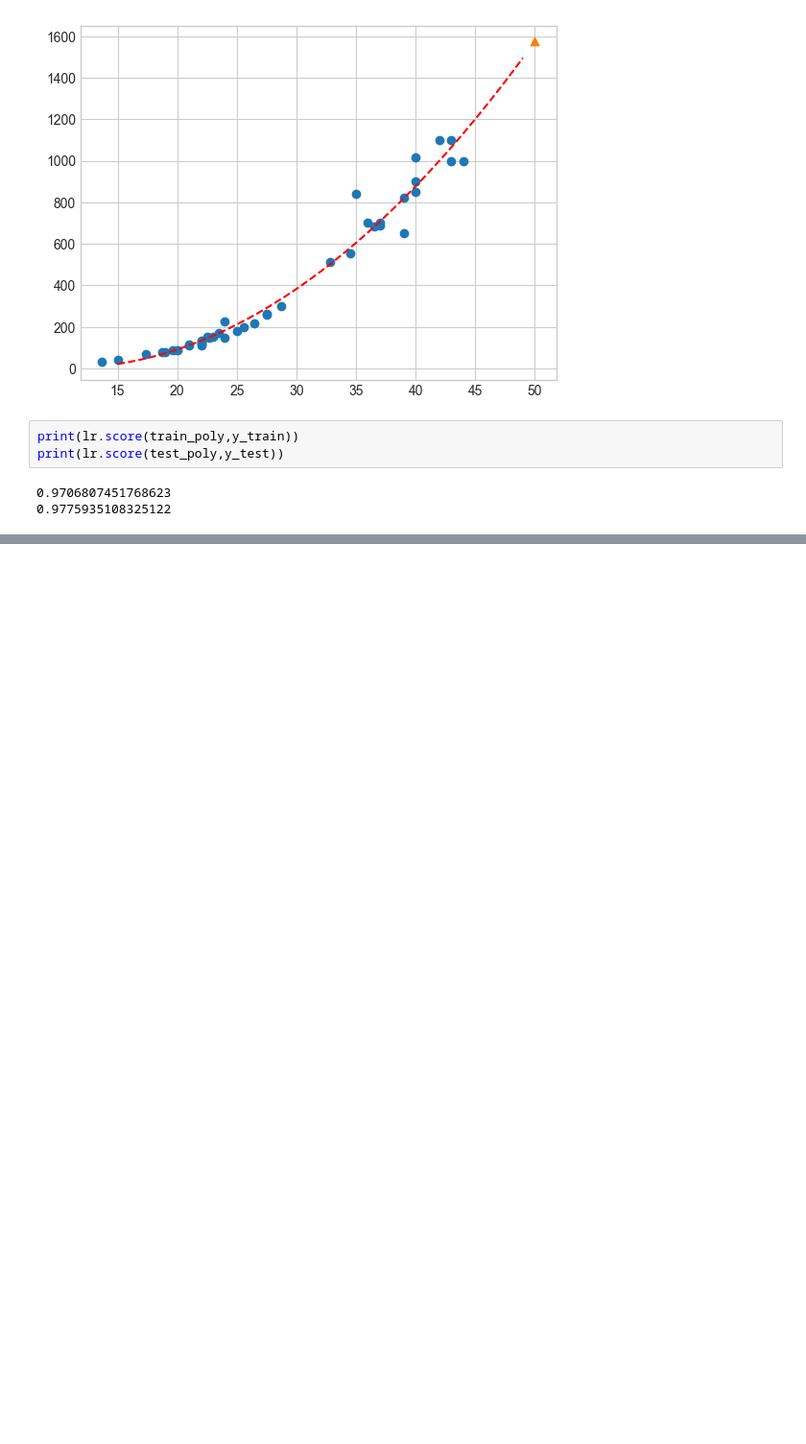
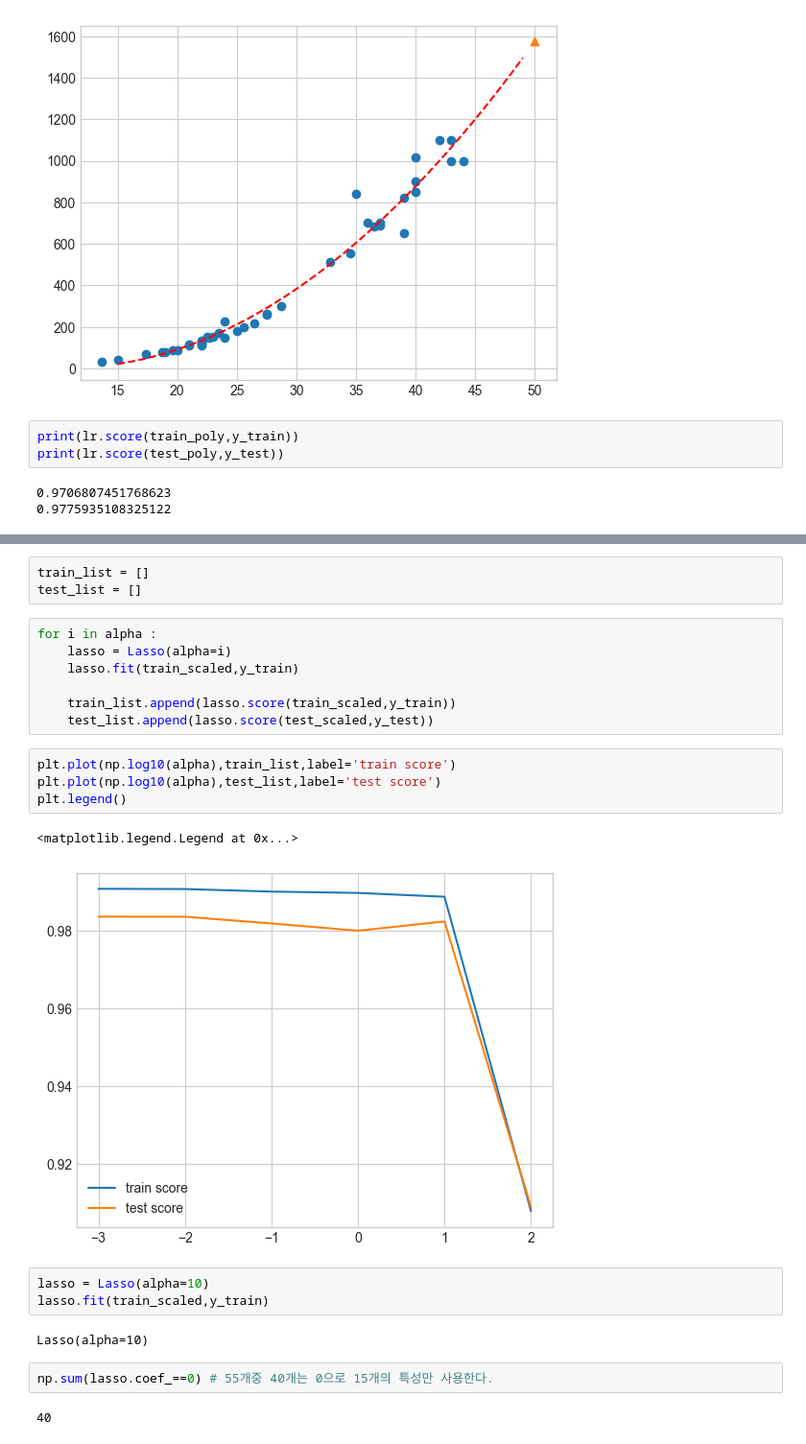
Before and after one commit to SongBeom00/ML, a Jupyter notebook: Linear Regression.ipynb, the cells around one changed output, grey strips where cells are left out. Shown at 96% size. Cells and saved outputs as stored; diff of their text form; blank space fills up the shorter version.

```diff
--- a/Linear Regression.ipynb
+++ b/Linear Regression.ipynb
@@ -99,0 +267,26 @@ from sklearn.preprocessing import PolynomialFeatures
+# %%
+train_list = []
+test_list = []
+# %%
+for i in alpha :
+    lasso = Lasso(alpha=i)
+    lasso.fit(train_scaled,y_train)
+
+    train_list.append(lasso.score(train_scaled,y_train))
+    test_list.append(lasso.score(test_scaled,y_test))
+# %%
+plt.plot(np.log10(alpha),train_list,label='train score')
+plt.plot(np.log10(alpha),test_list,label='test score')
+plt.legend()
+# %% [output]
+<matplotlib.legend.Legend at 0x...>
+[figure, added]
+# %%
+lasso = Lasso(alpha=10)
+lasso.fit(train_scaled,y_train)
+# %% [output]
+Lasso(alpha=10)
+# %%
+np.sum(lasso.coef_==0) # 55개중 40개는 0으로 15개의 특성만 사용한다.
+# %% [output]
+40
```
Also changed, not shown: parts of 24 cells of this notebook, 3 other files.
